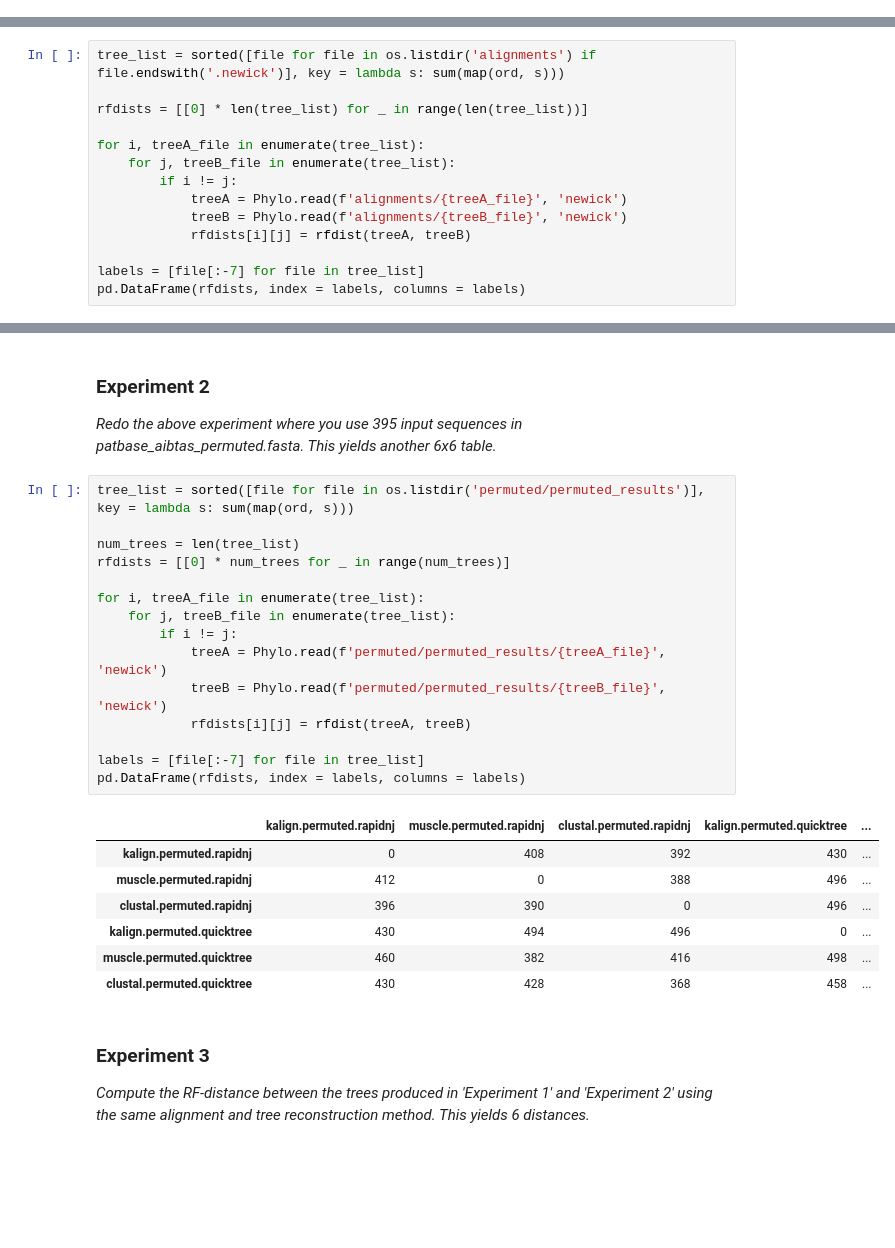
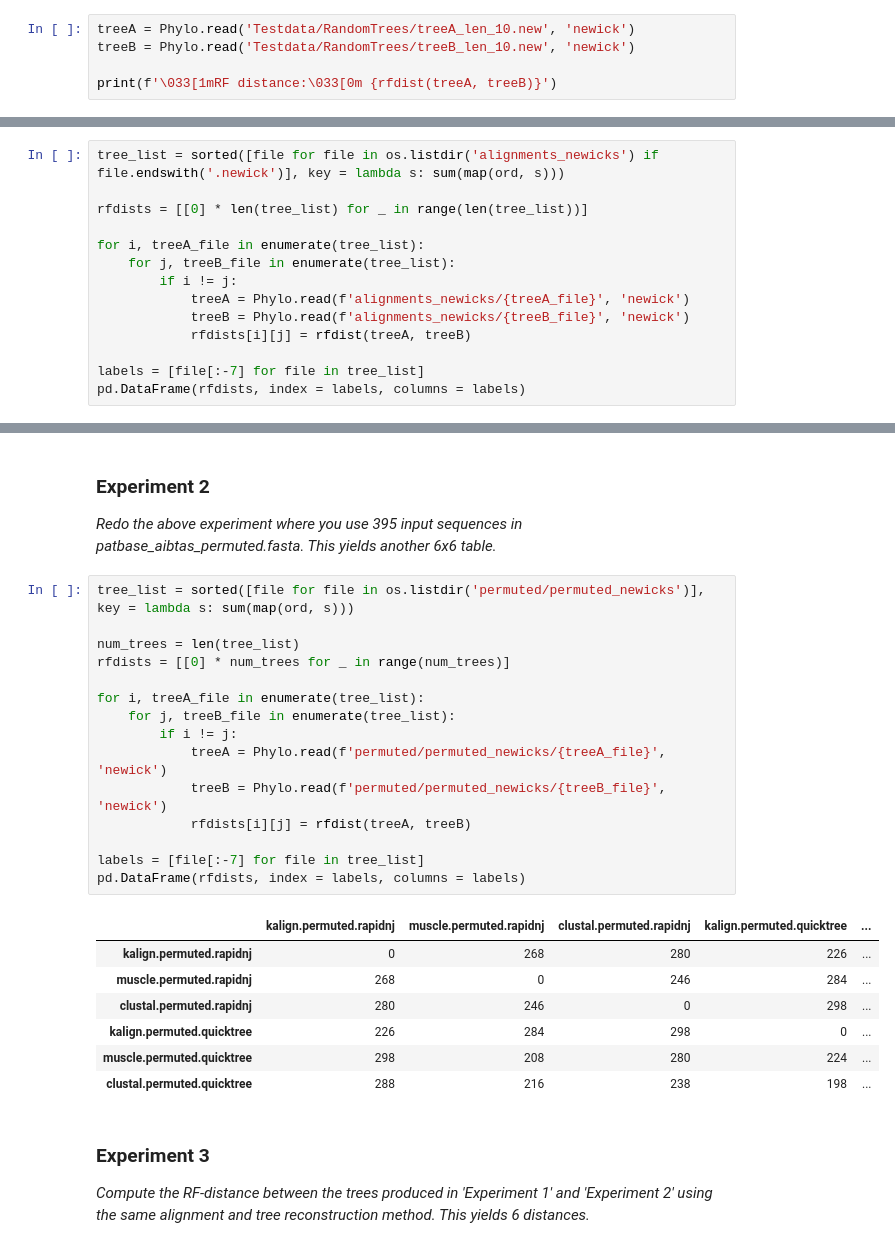
Before and after one commit to lauramhfur/AiB_Projects, a Jupyter notebook: Project_4/aib_project_4.ipynb, the cells around one changed output, grey strips where cells are left out. Saved outputs shown, nothing was run; the diff lists cells and outputs as text; blank space fills up the shorter version.

```diff
--- a/Project_4/aib_project_4.ipynb
+++ b/Project_4/aib_project_4.ipynb
@@ -134,0 +138,5 @@ RF distance: 8
+# %%
+treeA = Phylo.read('Testdata/RandomTrees/treeA_len_10.new', 'newick')
+treeB = Phylo.read('Testdata/RandomTrees/treeB_len_10.new', 'newick')
+
+print(f'\033[1mRF distance:\033[0m {rfdist(treeA, treeB)}')
@@ -206,15 +217,15 @@ Converting to Stockholm-format: You can use the online converter available at ht
 ### **Experiment 1**
 *For each alignment method (Clustal Omega, Kalign, MUSCLE), you build a NJ tree using QuickTree and RapidNJ, and compute the RF-distance between each combination of these six trees. The outcome of your experiment, is an 6x6 table showing the RF-distance between each pair of constructed trees. (You might want to use the program Dendroscope to visualize the constructed trees.)*
 # %%
-tree_list = sorted([file for file in os.listdir('alignments') if file.endswith('.newick')], key = lambda s: sum(map(ord, s)))
+tree_list = sorted([file for file in os.listdir('alignments_newicks') if file.endswith('.newick')], key = lambda s: sum(map(ord, s)))
 
 rfdists = [[0] * len(tree_list) for _ in range(len(tree_list))]
 
 for i, treeA_file in enumerate(tree_list):
     for j, treeB_file in enumerate(tree_list):
         if i != j:
-            treeA = Phylo.read(f'alignments/{treeA_file}', 'newick')
-            treeB = Phylo.read(f'alignments/{treeB_file}', 'newick')
+            treeA = Phylo.read(f'alignments_newicks/{treeA_file}', 'newick')
+            treeB = Phylo.read(f'alignments_newicks/{treeB_file}', 'newick')
             rfdists[i][j] = rfdist(treeA, treeB)
 
 labels = [file[:-7] for file in tree_list]
@@ -233,28 +244,28 @@ pd.DataFrame(rfdists, index = labels, columns = labels)
 ### **Experiment 2**
 *Redo the above experiment where you use 395 input sequences in patbase_aibtas_permuted.fasta. This yields another 6x6 table.*
 # %%
-tree_list = sorted([file for file in os.listdir('permuted/permuted_results')], key = lambda s: sum(map(ord, s)))
+tree_list = sorted([file for file in os.listdir('permuted/permuted_newicks')], key = lambda s: sum(map(ord, s)))
 
 num_trees = len(tree_list)
 rfdists = [[0] * num_trees for _ in range(num_trees)]
 
 for i, treeA_file in enumerate(tree_list):
     for j, treeB_file in enumerate(tree_list):
         if i != j:
-            treeA = Phylo.read(f'permuted/permuted_results/{treeA_file}', 'newick')
-            treeB = Phylo.read(f'permuted/permuted_results/{treeB_file}', 'newick')
+            treeA = Phylo.read(f'permuted/permuted_newicks/{treeA_file}', 'newick')
+            treeB = Phylo.read(f'permuted/permuted_newicks/{treeB_file}', 'newick')
             rfdists[i][j] = rfdist(treeA, treeB)
 
 labels = [file[:-7] for file in tree_list]
 pd.DataFrame(rfdists, index = labels, columns = labels)
 # %% [output]
 |  | kalign.permuted.rapidnj | muscle.permuted.rapidnj | clustal.permuted.rapidnj | kalign.permuted.quicktree | ... |
-| kalign.permuted.rapidnj | 0 | 408 | 392 | 430 | ... |
-| muscle.permuted.rapidnj | 412 | 0 | 388 | 496 | ... |
-| clustal.permuted.rapidnj | 396 | 390 | 0 | 496 | ... |
-| kalign.permuted.quicktree | 430 | 494 | 496 | 0 | ... |
-| muscle.permuted.quicktree | 460 | 382 | 416 | 498 | ... |
-| clustal.permuted.quicktree | 430 | 428 | 368 | 458 | ... |
+| kalign.permuted.rapidnj | 0 | 268 | 280 | 226 | ... |
+| muscle.permuted.rapidnj | 268 | 0 | 246 | 284 | ... |
+| clustal.permuted.rapidnj | 280 | 246 | 0 | 298 | ... |
+| kalign.permuted.quicktree | 226 | 284 | 298 | 0 | ... |
+| muscle.permuted.quicktree | 298 | 208 | 280 | 224 | ... |
+| clustal.permuted.quicktree | 288 | 216 | 238 | 198 | ... |
 # %% [markdown]
 ### **Experiment 3**
 *Compute the RF-distance between the trees produced in 'Experiment 1' and 'Experiment 2' using the same alignment and tree reconstruction method. This yields 6 distances.*
```
Also changed, not shown: parts of 14 cells of this notebook, 16 other files.
